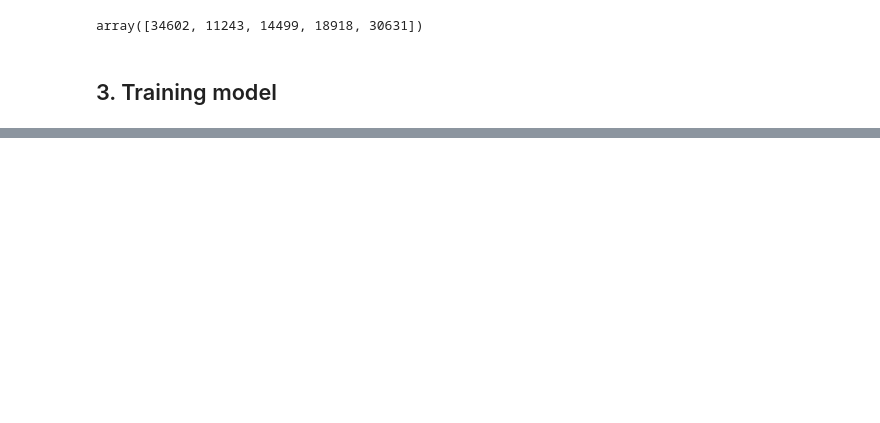
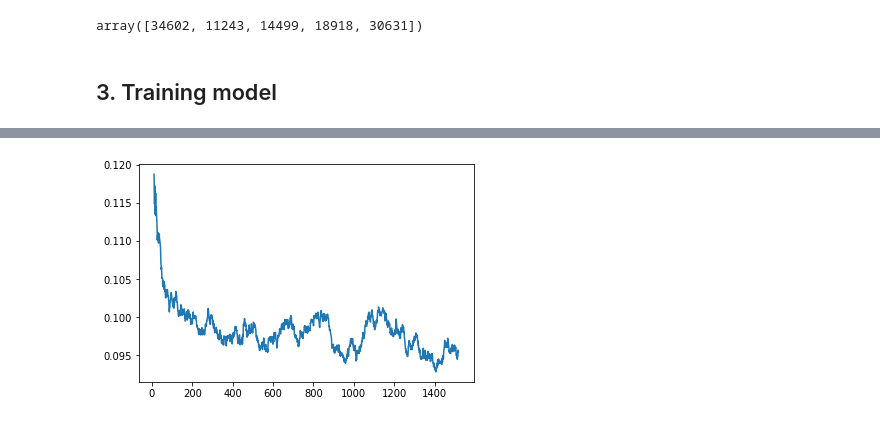
Before and after one commit to zjgpf/Planet, a Jupyter notebook: Planet.ipynb, the cells around one changed output, grey strips where cells are left out. Cells and saved outputs as stored; diff of their text form; code cells hidden in the pictures; blank space fills up the shorter version.

```diff
--- a/Planet.ipynb
+++ b/Planet.ipynb
@@ -78,0 +153,6 @@ learn = ConvLearner.pretrained(arch,data,metrics=[f2])
+# %%
+learn.load(f'{sz}_2')
+sz = 128
+learn.set_data(get_data(sz,64))
+learn.freeze()
+%time learn.fit(lr,3, cycle_len = 1)
@@ -78,0 +171,4 @@ learn = ConvLearner.pretrained(arch,data,metrics=[f2])
+# %%
+learn.sched.plot_loss()
+# %% [output]
+[figure, added]
```
Also changed, not shown: parts of 41 cells of this notebook.
